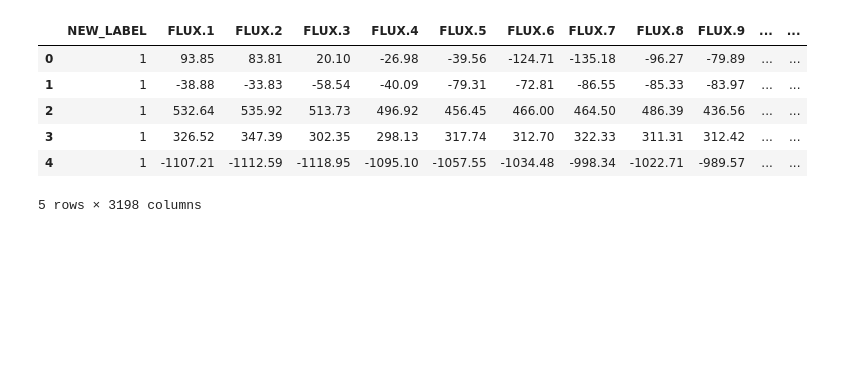
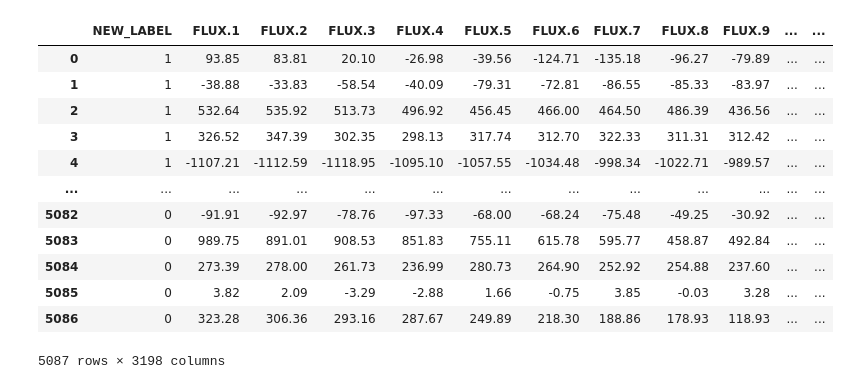
Before and after one commit to Shield94/CMSE202_Project, a Jupyter notebook: Semester Project.ipynb, the cells around one changed output. Saved outputs shown, nothing was run; the diff lists cells and outputs as text; code cells hidden in the pictures; blank space fills up the shorter version.

```diff
--- a/Semester Project.ipynb
+++ b/Semester Project.ipynb
@@ -46,12 +46,18 @@ for i in train_data['LABEL']:
 train_data = train_data.drop(columns= ['LABEL'])
 train_data.insert(0, 'NEW_LABEL', new_labels_train)
 # %%
-train_data.head()
+train_data
 # %% [output]
 |  | NEW_LABEL | FLUX.1 | FLUX.2 | FLUX.3 | FLUX.4 | FLUX.5 | FLUX.6 | FLUX.7 | FLUX.8 | FLUX.9 | ... | ... |
 | 0 | 1 | 93.85 | 83.81 | 20.10 | -26.98 | -39.56 | -124.71 | -135.18 | -96.27 | -79.89 | ... | ... |
 | 1 | 1 | -38.88 | -33.83 | -58.54 | -40.09 | -79.31 | -72.81 | -86.55 | -85.33 | -83.97 | ... | ... |
 | 2 | 1 | 532.64 | 535.92 | 513.73 | 496.92 | 456.45 | 466.00 | 464.50 | 486.39 | 436.56 | ... | ... |
 | 3 | 1 | 326.52 | 347.39 | 302.35 | 298.13 | 317.74 | 312.70 | 322.33 | 311.31 | 312.42 | ... | ... |
 | 4 | 1 | -1107.21 | -1112.59 | -1118.95 | -1095.10 | -1057.55 | -1034.48 | -998.34 | -1022.71 | -989.57 | ... | ... |
+| ... | ... | ... | ... | ... | ... | ... | ... | ... | ... | ... | ... | ... |
+| 5082 | 0 | -91.91 | -92.97 | -78.76 | -97.33 | -68.00 | -68.24 | -75.48 | -49.25 | -30.92 | ... | ... |
+| 5083 | 0 | 989.75 | 891.01 | 908.53 | 851.83 | 755.11 | 615.78 | 595.77 | 458.87 | 492.84 | ... | ... |
+| 5084 | 0 | 273.39 | 278.00 | 261.73 | 236.99 | 280.73 | 264.90 | 252.92 | 254.88 | 237.60 | ... | ... |
+| 5085 | 0 | 3.82 | 2.09 | -3.29 | -2.88 | 1.66 | -0.75 | 3.85 | -0.03 | 3.28 | ... | ... |
+| 5086 | 0 | 323.28 | 306.36 | 293.16 | 287.67 | 249.89 | 218.30 | 188.86 | 178.93 | 118.93 | ... | ... |
-5 rows × 3198 columns
+5087 rows × 3198 columns
```
Also changed, not shown: parts of 8 cells of this notebook.
